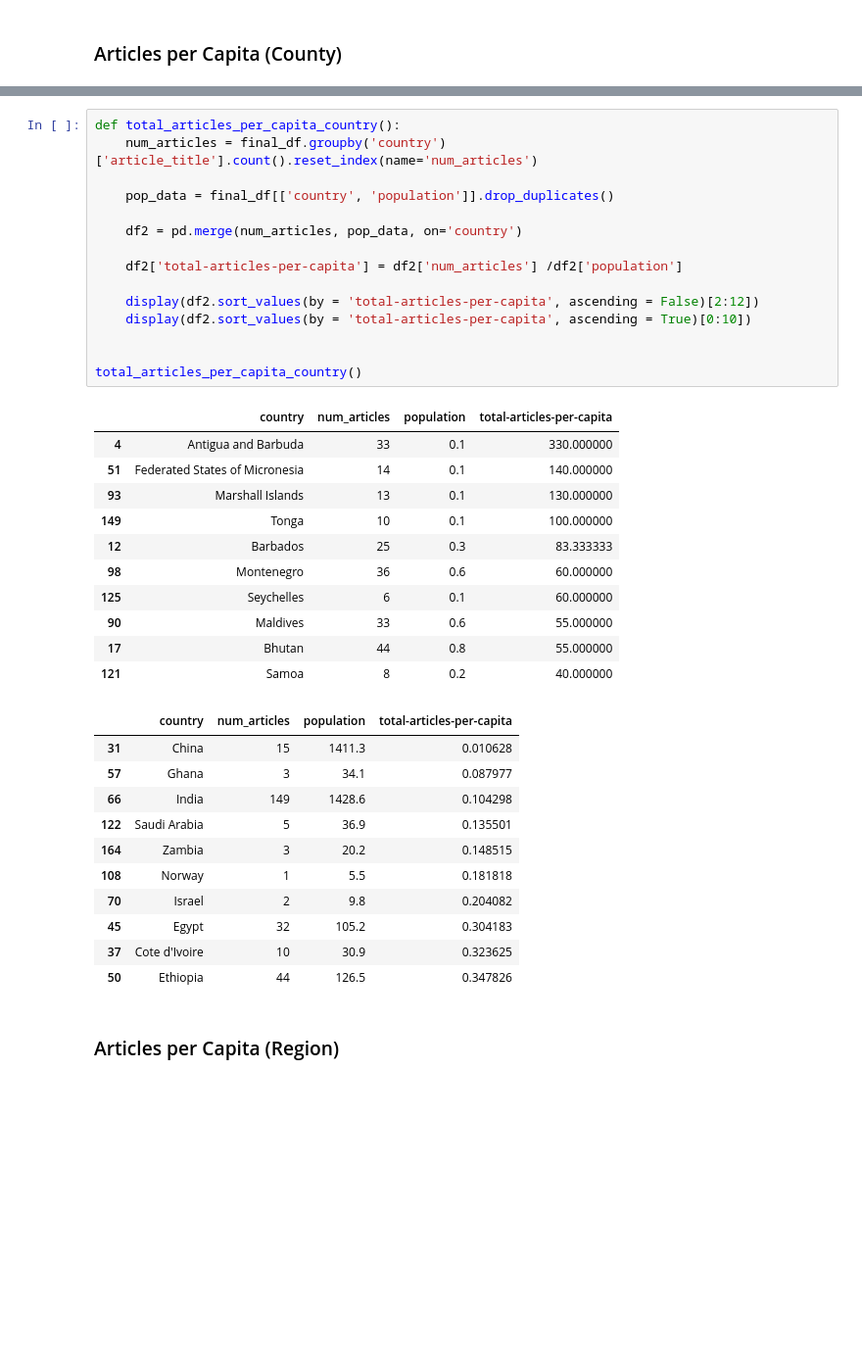
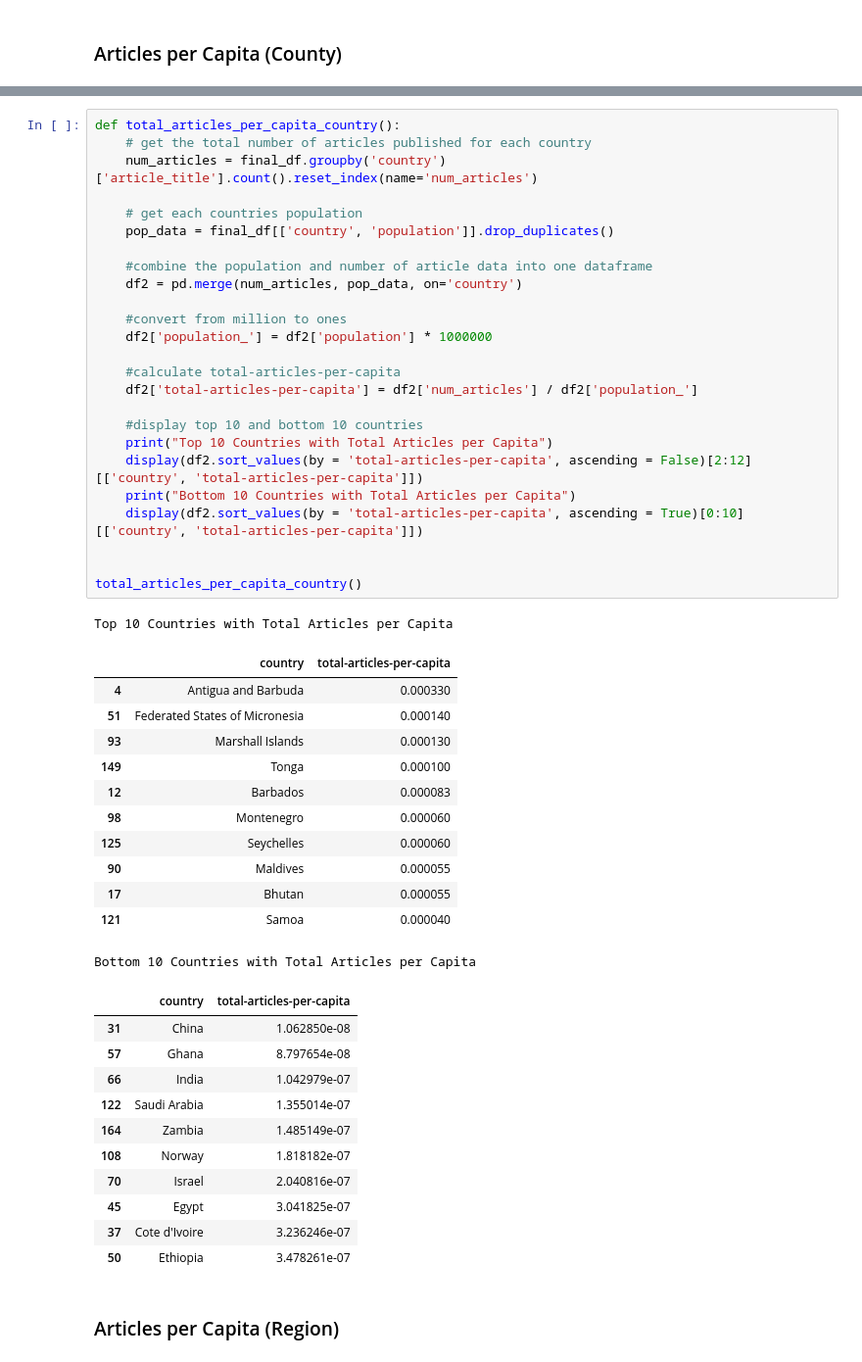
Before and after one commit to ishagokhale/data-512-homework_2, a Jupyter notebook: hw.ipynb, the cells around one changed output, grey strips where cells are left out. Shown: that part at 98% size. Cells and saved outputs as stored; diff of their text form; blank space fills up the shorter version.

```diff
--- a/hw.ipynb
+++ b/hw.ipynb
@@ -374,40 +441,52 @@ write_no_match()
 # %%
 def total_articles_per_capita_country():
+    # get the total number of articles published for each country
     num_articles = final_df.groupby('country')['article_title'].count().reset_index(name='num_articles')
 
+    # get each countries population
     pop_data = final_df[['country', 'population']].drop_duplicates()
 
+    #combine the population and number of article data into one dataframe
     df2 = pd.merge(num_articles, pop_data, on='country')
 
-    df2['total-articles-per-capita'] = df2['num_articles'] /df2['population']
+    #convert from million to ones
+    df2['population_'] = df2['population'] * 1000000
 
-    display(df2.sort_values(by = 'total-articles-per-capita', ascending = False)[2:12])
-    display(df2.sort_values(by = 'total-articles-per-capita', ascending = True)[0:10])
+    #calculate total-articles-per-capita
+    df2['total-articles-per-capita'] = df2['num_articles'] / df2['population_']
+
+    #display top 10 and bottom 10 countries
+    print("Top 10 Countries with Total Articles per Capita")
+    display(df2.sort_values(by = 'total-articles-per-capita', ascending = False)[2:12][['country', 'total-articles-per-capita']])
+    print("Bottom 10 Countries with Total Articles per Capita")
+    display(df2.sort_values(by = 'total-articles-per-capita', ascending = True)[0:10][['country', 'total-articles-per-capita']])
 
 
 total_articles_per_capita_country()
 # %% [output]
+Top 10 Countries with Total Articles per Capita
-|  | country | num_articles | population | total-articles-per-capita |
-| 4 | Antigua and Barbuda | 33 | 0.1 | 330.000000 |
-| 51 | Federated States of Micronesia | 14 | 0.1 | 140.000000 |
-| 93 | Marshall Islands | 13 | 0.1 | 130.000000 |
-| 149 | Tonga | 10 | 0.1 | 100.000000 |
-| 12 | Barbados | 25 | 0.3 | 83.333333 |
-| 98 | Montenegro | 36 | 0.6 | 60.000000 |
-| 125 | Seychelles | 6 | 0.1 | 60.000000 |
-| 90 | Maldives | 33 | 0.6 | 55.000000 |
-| 17 | Bhutan | 44 | 0.8 | 55.000000 |
-| 121 | Samoa | 8 | 0.2 | 40.000000 |
+|  | country | total-articles-per-capita |
+| 4 | Antigua and Barbuda | 0.000330 |
+| 51 | Federated States of Micronesia | 0.000140 |
+| 93 | Marshall Islands | 0.000130 |
+| 149 | Tonga | 0.000100 |
+| 12 | Barbados | 0.000083 |
+| 98 | Montenegro | 0.000060 |
+| 125 | Seychelles | 0.000060 |
+| 90 | Maldives | 0.000055 |
+| 17 | Bhutan | 0.000055 |
+| 121 | Samoa | 0.000040 |
+Bottom 10 Countries with Total Articles per Capita
-|  | country | num_articles | population | total-articles-per-capita |
-| 31 | China | 15 | 1411.3 | 0.010628 |
-| 57 | Ghana | 3 | 34.1 | 0.087977 |
-| 66 | India | 149 | 1428.6 | 0.104298 |
-| 122 | Saudi Arabia | 5 | 36.9 | 0.135501 |
-| 164 | Zambia | 3 | 20.2 | 0.148515 |
-| 108 | Norway | 1 | 5.5 | 0.181818 |
-| 70 | Israel | 2 | 9.8 | 0.204082 |
-| 45 | Egypt | 32 | 105.2 | 0.304183 |
-| 37 | Cote d'Ivoire | 10 | 30.9 | 0.323625 |
-| 50 | Ethiopia | 44 | 126.5 | 0.347826 |
+|  | country | total-articles-per-capita |
+| 31 | China | 1.062850e-08 |
+| 57 | Ghana | 8.797654e-08 |
+| 66 | India | 1.042979e-07 |
+| 122 | Saudi Arabia | 1.355014e-07 |
+| 164 | Zambia | 1.485149e-07 |
+| 108 | Norway | 1.818182e-07 |
+| 70 | Israel | 2.040816e-07 |
+| 45 | Egypt | 3.041825e-07 |
+| 37 | Cote d'Ivoire | 3.236246e-07 |
+| 50 | Ethiopia | 3.478261e-07 |
 # %% [markdown]
 ### Articles per Capita (Region)
```
Also changed, not shown: parts of 26 cells of this notebook.
